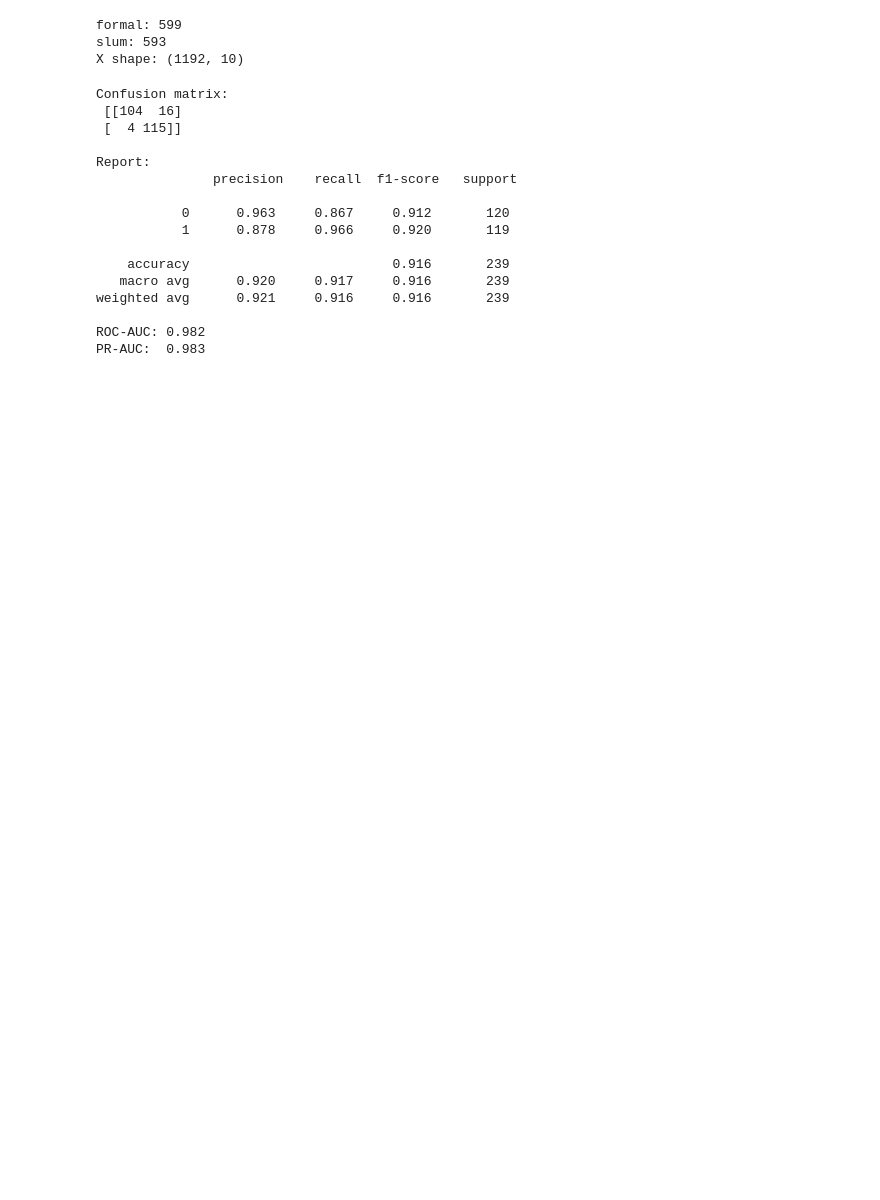
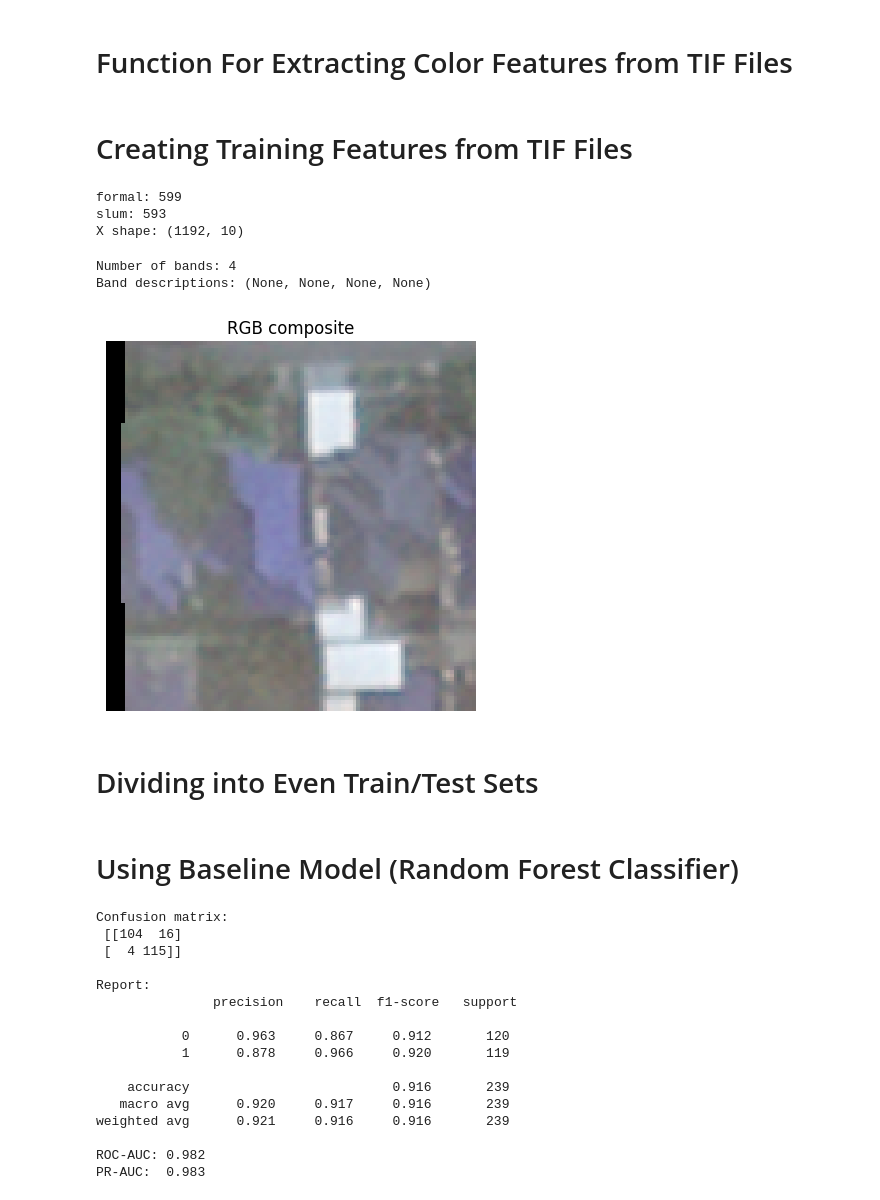
Before and after one commit to Atakamoto/Indonesia-Informal-Settlement-Classification, a Jupyter notebook: notebooks/model_beginning_tests.ipynb, the cells around one changed output. Drawn from its saved outputs; the diff is of its cells as text; code cells hidden in the pictures; blank space fills up the shorter version.

Commit message:
update baseline model

```diff
--- a/notebooks/model_beginning_tests.ipynb
+++ b/notebooks/model_beginning_tests.ipynb
@@ -1,5 +1,7 @@
 # %%
 import pandas as pd
+# %% [markdown]
+# Function For Extracting Color Features from TIF Files
 # %%
 import rasterio
 import numpy as np
@@ -18,6 +20,8 @@ def extract_features_tif(path):
     features.append(np.std(img))   # overall std
 
     return np.array(features)
+# %% [markdown]
+# Creating Training Features from TIF Files
 # %%
 from pathlib import Path
 
@@ -57,6 +61,35 @@ print("X shape:", X.shape)
 formal: 599
 slum: 593
 X shape: (1192, 10)
+# %%
+import rasterio
+
+with rasterio.open(formal_files[0]) as src:
+    print("Number of bands:", src.count)
+    print("Band descriptions:", src.descriptions)
+# %% [output]
+Number of bands: 4
+Band descriptions: (None, None, None, None)
+# %%
+import matplotlib.pyplot as plt
+import rasterio
+
+with rasterio.open(formal_files[0]) as src:
+    img = src.read()
+
+rgb = img[[2,1,0]]   # Red, Green, Blue
+rgb = rgb.transpose(1,2,0)
+
+rgb = (rgb - rgb.min())/(rgb.max()-rgb.min())
+
+plt.imshow(rgb)
+plt.title("RGB composite")
+plt.axis("off")
+plt.show()
+# %% [output]
+[figure, added]
+# %% [markdown]
+# Dividing into Even Train/Test Sets
 # %%
 from sklearn.model_selection import train_test_split
 import numpy as np
@@ -73,6 +106,8 @@ idx_train, idx_test, y_train, y_test = train_test_split(
 
 X_train = X[idx_train]
 X_test = X[idx_test]
+# %% [markdown]
+# Using Baseline Model (Random Forest Classifier)
 # %%
 from sklearn.ensemble import RandomForestClassifier
 from sklearn.metrics import classification_report, confusion_matrix, roc_auc_score, average_precision_score
```
Also changed, not shown: parts of 4 cells of this notebook, 1 other file.
